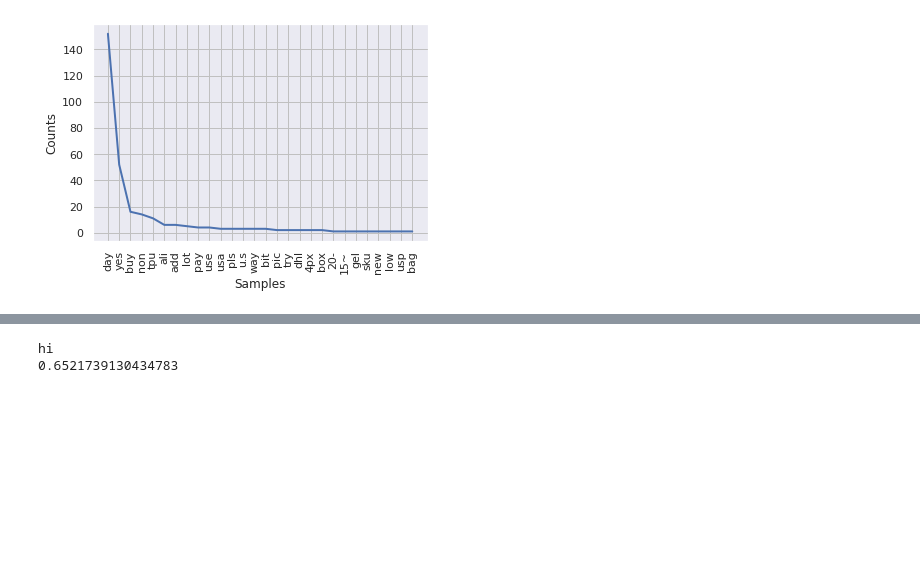
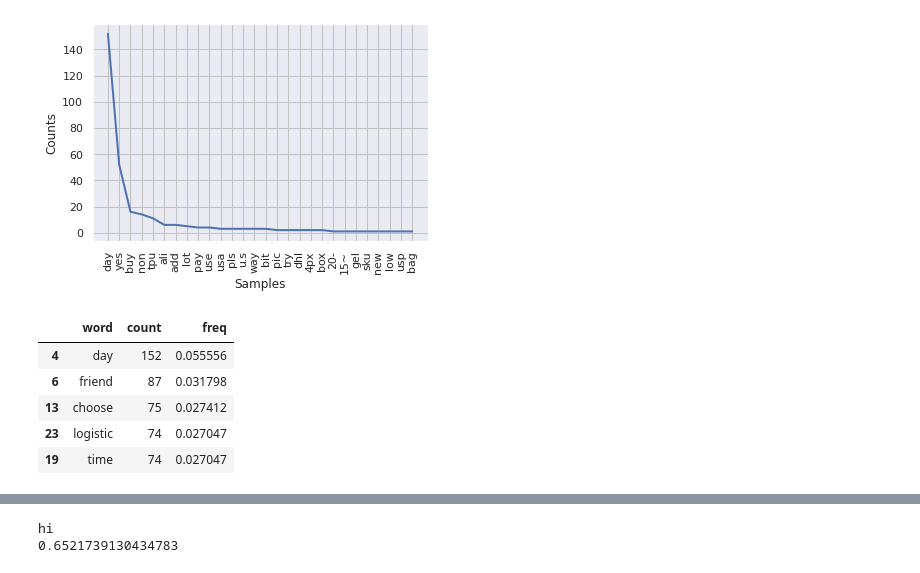
Before and after one commit to zixu12/Content-Analysis-Homework, a Jupyter notebook: chenzx_2_Computational_Linguistics.ipynb, the cells around one changed output, grey strips where cells are left out. Cells and saved outputs as stored; diff of their text form; code cells hidden in the pictures; blank space fills up the shorter version.

```diff
--- a/chenzx_2_Computational_Linguistics.ipynb
+++ b/chenzx_2_Computational_Linguistics.ipynb
@@ -938,3 +956,21 @@ print(dffdist.N())
 dffdist[3].plot()
 # %% [output]
 [figure]
+# %%
+from collections import Counter
+hist = Counter(df['normalized_tokens'].sum())
+countedWords = pd.DataFrame({'word':list(hist), 'count':list(hist.values())})
+countedWords.sort_values('count', ascending=False, inplace=True)
+countedWords = countedWords[:31]
+countedWords = countedWords[countedWords['word'] != '$']
+word = ['US' if i == 'u.s' else i for i in countedWords['word']]
+countedWords['word'] = word
+countedWords['freq'] = countedWords['count']/len(df['normalized_tokens'].sum())
+countedWords.head()
+# %% [output]
+|  | word | count | freq |
+| 4 | day | 152 | 0.055556 |
+| 6 | friend | 87 | 0.031798 |
+| 13 | choose | 75 | 0.027412 |
+| 23 | logistic | 74 | 0.027047 |
+| 19 | time | 74 | 0.027047 |
```
Also changed, not shown: parts of 5 cells of this notebook.
